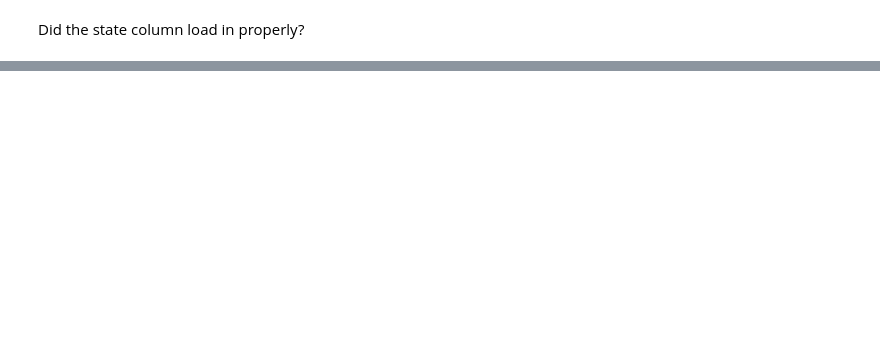
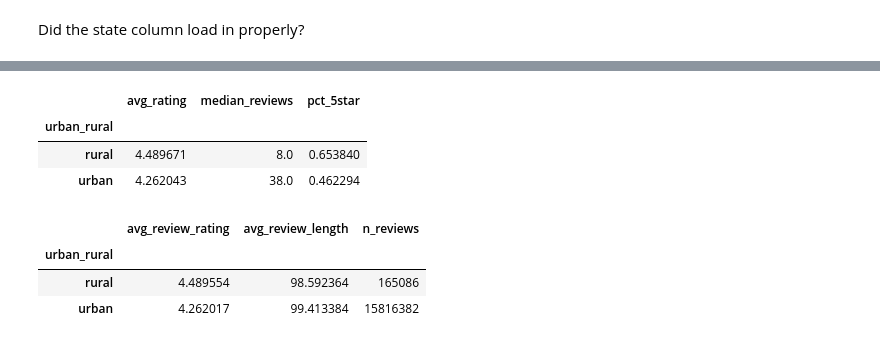
Before and after one commit to Dhrutube/DS3-LocalLens, a Jupyter notebook: csv_core_explore.ipynb, the cells around one changed output, grey strips where cells are left out. Saved outputs shown, nothing was run; the diff lists cells and outputs as text; code cells hidden in the pictures; blank space fills up the shorter version.

```diff
--- a/csv_core_explore.ipynb
+++ b/csv_core_explore.ipynb
@@ -73,0 +321,58 @@ Did the state column load in properly?
+# %%
+from sklearn.preprocessing import StandardScaler
+
+features = [
+    "n_businesses",
+    "avg_reviews_per_biz",
+    "pct_high_review_biz",
+]
+
+if "category_diversity" in cell_features.columns:
+    features.append("category_diversity")
+
+X = cell_features[features].fillna(0)
+
+scaler = StandardScaler()
+cell_features["urban_index"] = scaler.fit_transform(X).mean(axis=1)
+# %%
+cell_features["urban_rural"] = pd.qcut(
+    cell_features["urban_index"],
+    q=2,
+    labels=["rural", "urban"]
+)
+# %%
+df_meta_cells = df_meta_cells.merge(
+    cell_features[["geo_cell", "urban_rural", "urban_index"]],
+    on="geo_cell",
+    how="left"
+)
+
+df_review = df_review.merge(
+    df_meta_cells[["gmap_id", "urban_rural", "urban_index"]],
+    on="gmap_id",
+    how="left"
+)
+# %%
+df_meta_cells.groupby("urban_rural").agg(
+    avg_rating=("avg_rating", "mean"),
+    median_reviews=("num_of_reviews", "median"),
+    pct_5star=("avg_rating", lambda x: (x >= 4.5).mean()),
+)
+# %% [output]
+|  | avg_rating | median_reviews | pct_5star |
+| urban_rural |  |  |  |
+| rural | 4.489671 | 8.0 | 0.653840 |
+| urban | 4.262043 | 38.0 | 0.462294 |
+# %%
+df_review["review_len"] = df_review["text"].fillna("").str.len()
+
+df_review.groupby("urban_rural").agg(
+    avg_review_rating=("rating", "mean"),
+    avg_review_length=("review_len", "mean"),
+    n_reviews=("gmap_id", "size"),
+)
+# %% [output]
+|  | avg_review_rating | avg_review_length | n_reviews |
+| urban_rural |  |  |  |
+| rural | 4.489554 | 98.592364 | 165086 |
+| urban | 4.262017 | 99.413384 | 15816382 |
```
Also changed, not shown: parts of 17 cells of this notebook.
